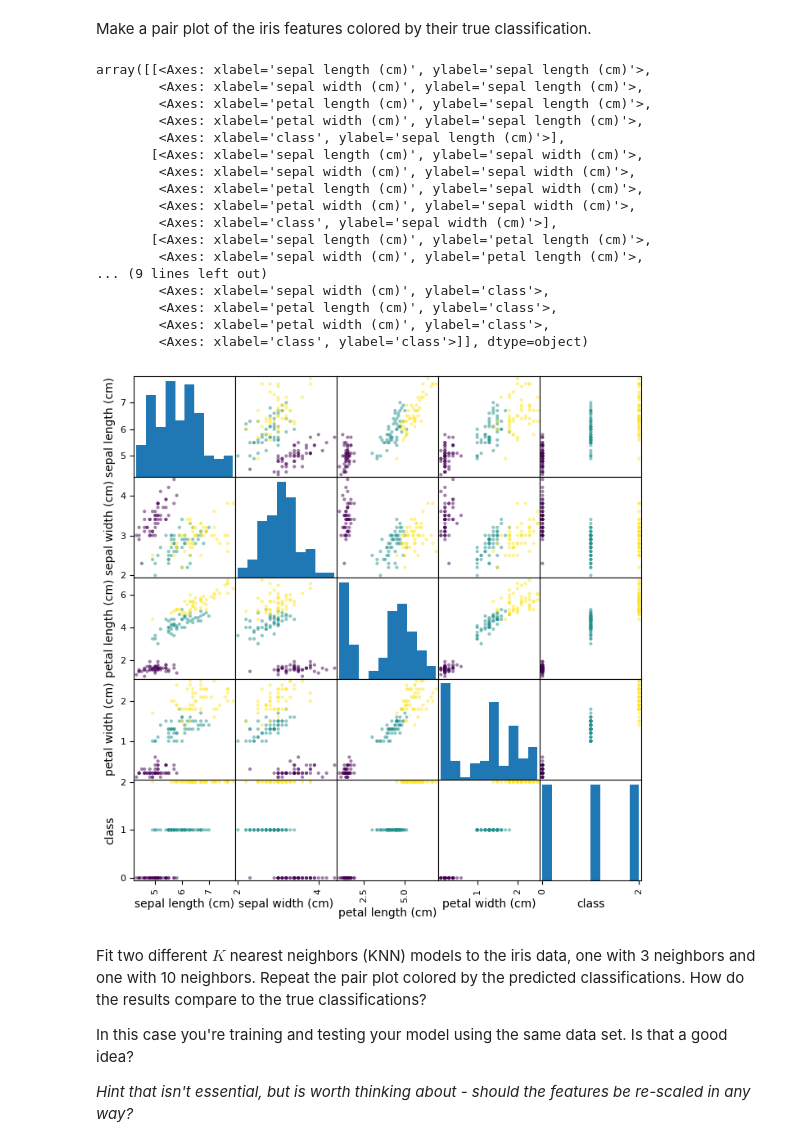
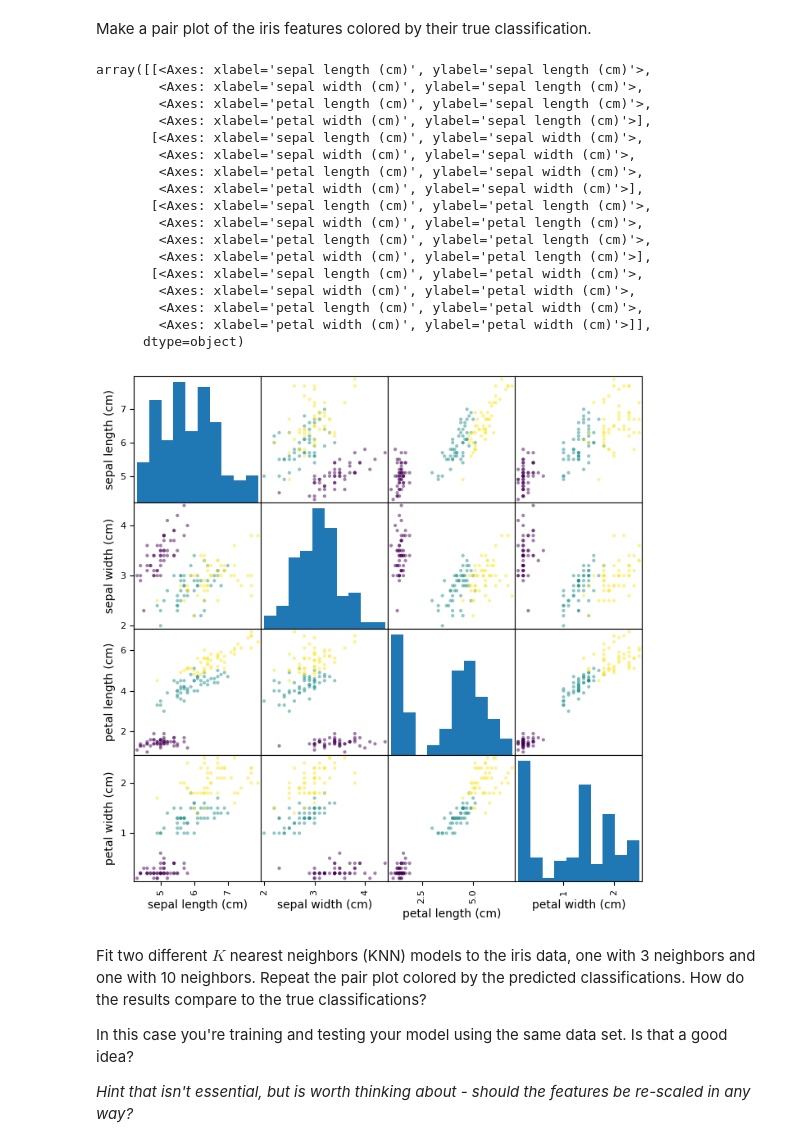
Before and after one commit to ASTR154/classification, a Jupyter notebook: classification.ipynb, the cells around one changed output. Saved outputs shown, nothing was run; the diff lists cells and outputs as text; code cells hidden in the pictures.

```diff
--- a/classification.ipynb
+++ b/classification.ipynb
@@ -38,31 +38,31 @@ Iris plants dataset
 Make a pair plot of the iris features colored by their true classification.
 # %%
 from pandas.plotting import scatter_matrix
-ris = datasets.load_iris()
+iris = datasets.load_iris()
 iris_df = pd.DataFrame(iris.data, columns=iris.feature_names)
 
 iris_df['class'] = iris.target
 
-pd.plotting.scatter_matrix(iris_df, c = iris.target, figsize=(8, 8))
+pd.plotting.scatter_matrix(iris_df.iloc[:,:4], c = iris.target, figsize=(8, 8))
 # %% [output]
 array([[<Axes: xlabel='sepal length (cm)', ylabel='sepal length (cm)'>,
         <Axes: xlabel='sepal width (cm)', ylabel='sepal length (cm)'>,
         <Axes: xlabel='petal length (cm)', ylabel='sepal length (cm)'>,
-        <Axes: xlabel='petal width (cm)', ylabel='sepal length (cm)'>,
-        <Axes: xlabel='class', ylabel='sepal length (cm)'>],
+        <Axes: xlabel='petal width (cm)', ylabel='sepal length (cm)'>],
        [<Axes: xlabel='sepal length (cm)', ylabel='sepal width (cm)'>,
         <Axes: xlabel='sepal width (cm)', ylabel='sepal width (cm)'>,
         <Axes: xlabel='petal length (cm)', ylabel='sepal width (cm)'>,
-        <Axes: xlabel='petal width (cm)', ylabel='sepal width (cm)'>,
-        <Axes: xlabel='class', ylabel='sepal width (cm)'>],
+        <Axes: xlabel='petal width (cm)', ylabel='sepal width (cm)'>],
        [<Axes: xlabel='sepal length (cm)', ylabel='petal length (cm)'>,
         <Axes: xlabel='sepal width (cm)', ylabel='petal length (cm)'>,
-... (9 lines left out)
-        <Axes: xlabel='sepal width (cm)', ylabel='class'>,
-        <Axes: xlabel='petal length (cm)', ylabel='class'>,
-        <Axes: xlabel='petal width (cm)', ylabel='class'>,
-        <Axes: xlabel='class', ylabel='class'>]], dtype=object)
+        <Axes: xlabel='petal length (cm)', ylabel='petal length (cm)'>,
+        <Axes: xlabel='petal width (cm)', ylabel='petal length (cm)'>],
+       [<Axes: xlabel='sepal length (cm)', ylabel='petal width (cm)'>,
+        <Axes: xlabel='sepal width (cm)', ylabel='petal width (cm)'>,
+        <Axes: xlabel='petal length (cm)', ylabel='petal width (cm)'>,
+        <Axes: xlabel='petal width (cm)', ylabel='petal width (cm)'>]],
+      dtype=object)
-[figure, old version]
+[figure, new version]
 # %% [markdown]
 Fit two different $K$ nearest neighbors (KNN) models to the iris data, one with 3 neighbors and one with 10 neighbors. Repeat the pair plot colored by the predicted classifications. How do the results compare to the true classifications?
 
```
Also changed, not shown: parts of 15 cells of this notebook.
